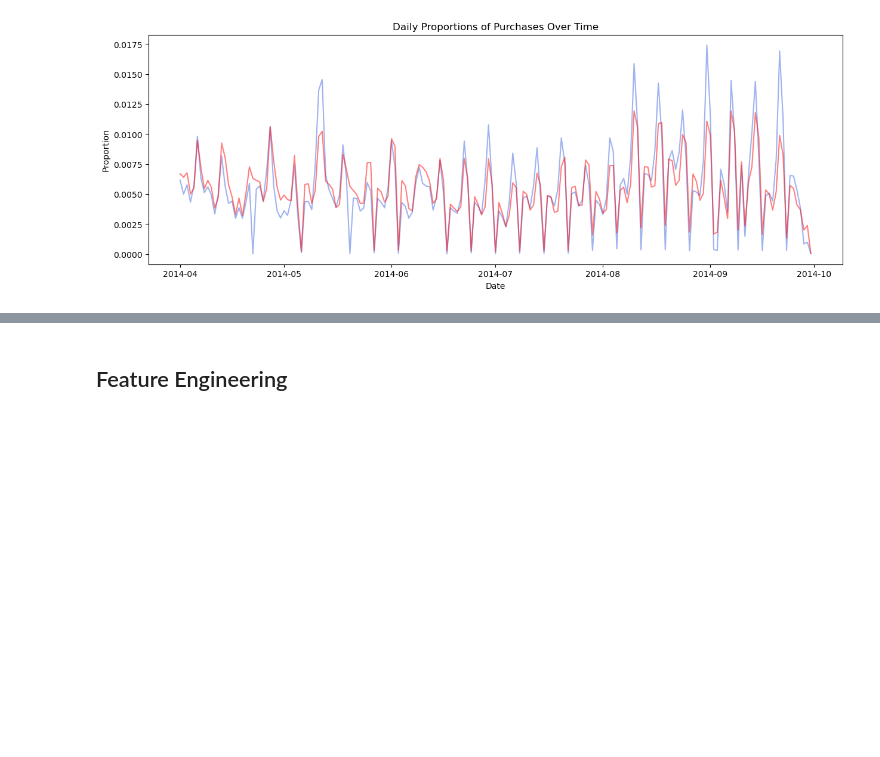
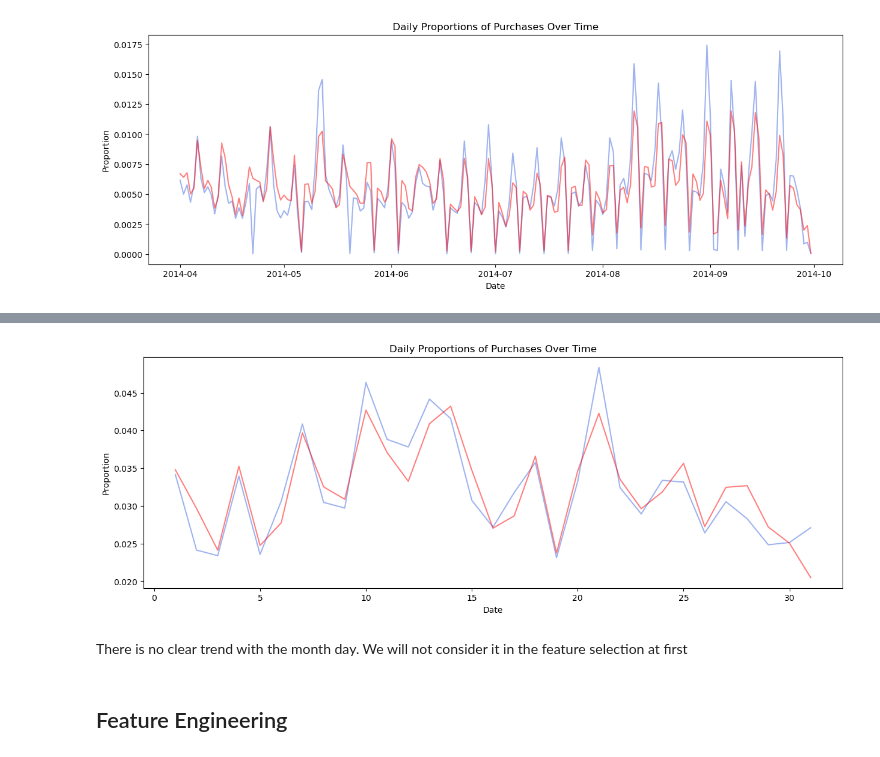
Before and after one commit to Bernardo-giff/imperial_digital_marketing, a Jupyter notebook: Prediction_algorithm.ipynb, the cells around one changed output, grey strips where cells are left out. Drawn from its saved outputs; the diff is of its cells as text; code cells hidden in the pictures; blank space fills up the shorter version.

```diff
--- a/Prediction_algorithm.ipynb
+++ b/Prediction_algorithm.ipynb
@@ -209,3 +250,25 @@ plt.show()
+# %%
+# # Check for monthly trends
+
+plt.figure(figsize=(15, 5))
+
+buys_monthday_proportions = buys_df['timestamp'].dt.day.value_counts(normalize=True).sort_index()
+clicks_monthday_proportions = clicks_df['timestamp'].dt.day.value_counts(normalize=True).sort_index()
+
+# Plot daily proportions of purchases over time
+#ays = ['Monday', 'Tuesday', 'Wednesday', 'Thursday', 'Friday', 'Saturday', 'Sunday']
+
+# Plot daily proportions of purchases over time
+plt.plot(buys_monthday_proportions.index, buys_monthday_proportions.values, color='royalblue', alpha=0.5)
+plt.plot(clicks_monthday_proportions.index, clicks_monthday_proportions.values, color='red', alpha=0.5)
+plt.xlabel('Date')
+plt.ylabel('Proportion')
+plt.title('Daily Proportions of Purchases Over Time')
+plt.show()
+# %% [output]
+[figure, added]
+# %% [markdown]
+There is no clear trend with the month day. We will not consider it in the feature selection at first
 # %% [markdown]
 ## Feature Engineering
 # %% [markdown]
```
Also changed, not shown: parts of 18 cells of this notebook.
